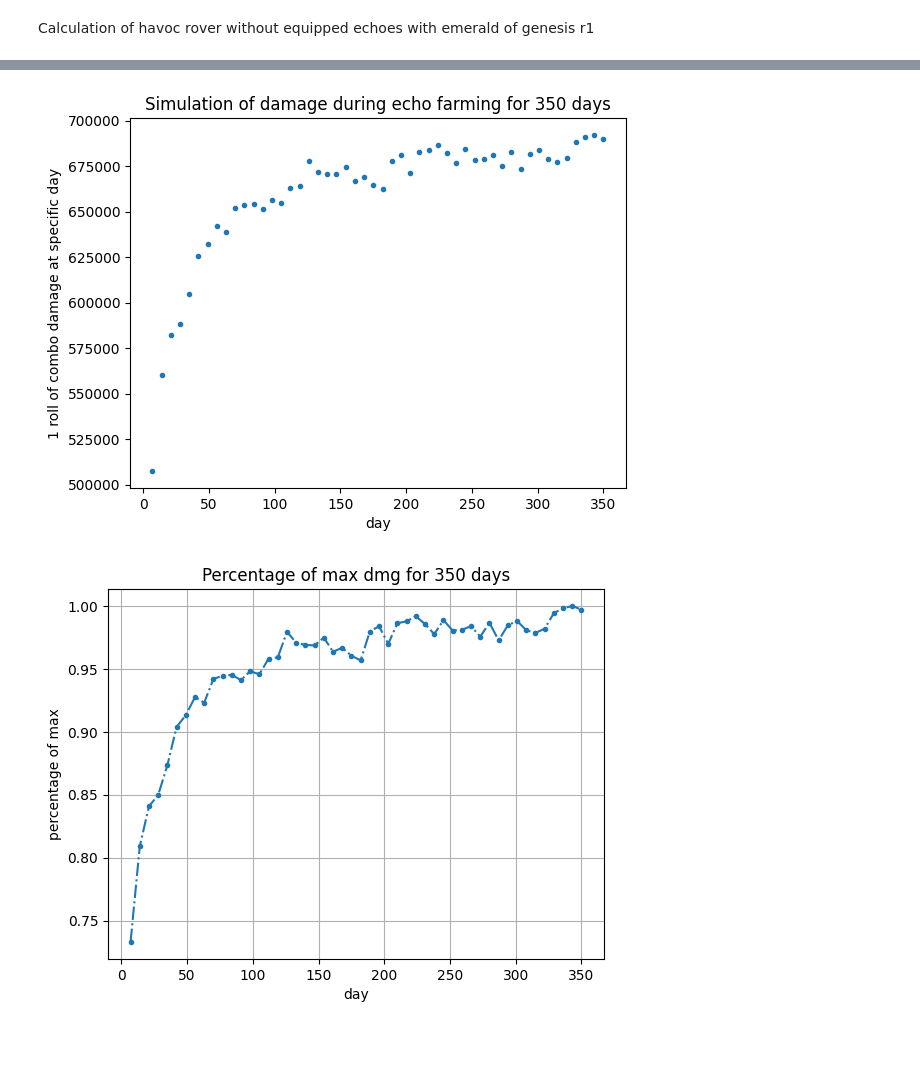
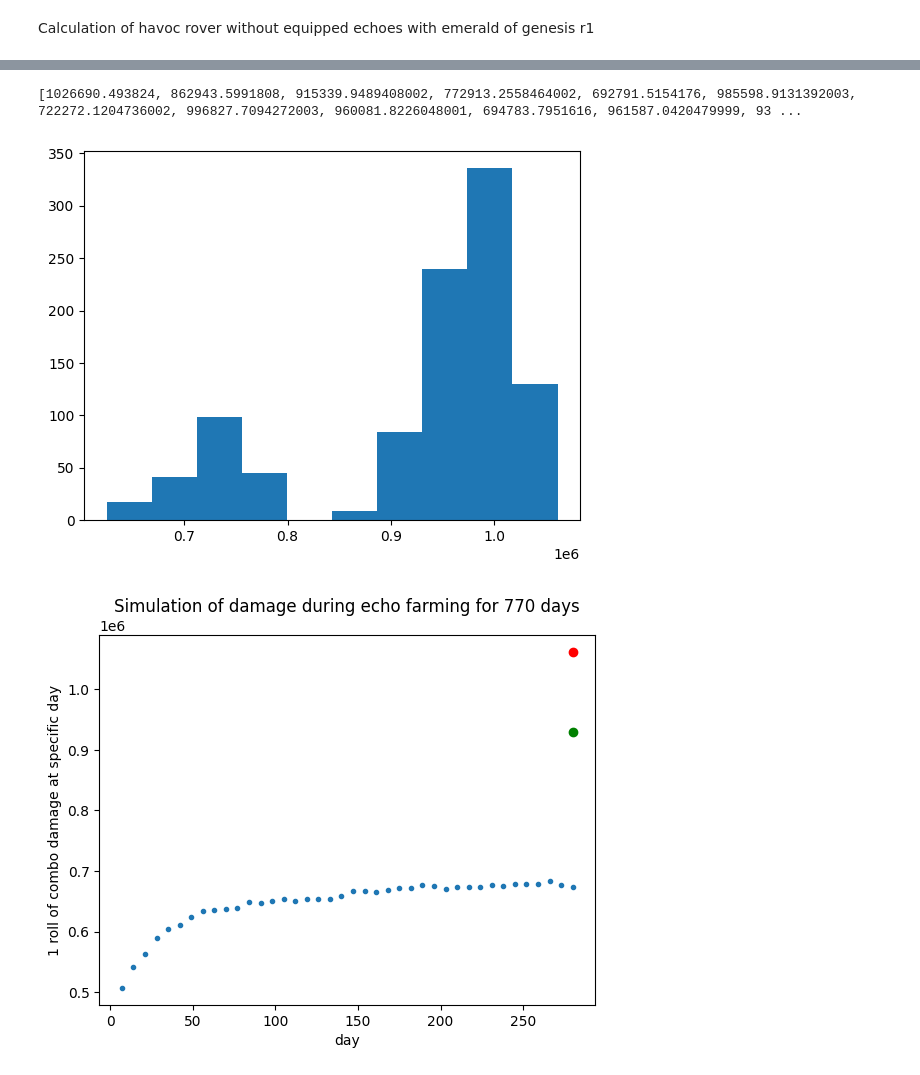
Before and after one commit to Devastator-dev/echoes_public, a Jupyter notebook: calculations_and_graphs.ipynb, the cells around one changed output, grey strips where cells are left out. Saved outputs shown, nothing was run; the diff lists cells and outputs as text; code cells hidden in the pictures; blank space fills up the shorter version.

```diff
--- a/calculations_and_graphs.ipynb
+++ b/calculations_and_graphs.ipynb
@@ -12,7 +12,7 @@ Rover_Havoc._apply_weapon_conditional_bonuses()
 echo_lst=[]
 
 
-n_weeks=50
+n_weeks=40
 list_of_days=np.ones(n_weeks)*7
 print(sum(list_of_days))
 #print(list_of_days)
@@ -20,9 +20,9 @@ damages_through_days=[]
 average_damages_through_days=np.zeros(n_weeks)
 damage_at_day=0
 acc=0
+discarded=[]
 
-
-
+print(np.sum(ech.substats_weights))
 
 for k in range(10):
     Rover_Havoc=ech.Character(ech.set_sse,10825,413,1259,125,5,150,ech.weapon_emerald_of_genesis,'Havoc Rover',ech.main_ha_dmg,0,12,12)
@@ -34,6 +34,8 @@ for k in range(10):
         damage_at_day+=inv.pick_best_echoes(echo_lst,Rover_Havoc,ech.calculate_rover_combo_damage)
         damages_through_days.append(damage_at_day)
         damage_at_day=0
+        discarded+=echo_lst
+        echo_lst=[]
     average_damages_through_days+=np.array(damages_through_days)
     damages_through_days=[]
     print('iter ',k,'done')
@@ -114,15 +91,41 @@ Name:  Havoc Rover
 # %%
+Rover_Havoc=ech.Character(ech.set_sse,10825,413,1259,125,5,150,ech.weapon_emerald_of_genesis,'Havoc Rover',ech.main_ha_dmg,0,12,12)
+Rover_Havoc._apply_weapon_conditional_bonuses()
+damage=[]
+
+Rover_Havoc._total_attack+=(94/100)*Rover_Havoc._base_atk
+Rover_Havoc._total_cd+=149
+Rover_Havoc._total_cr+=52.5
+Rover_Havoc._total_attack+=700
+Rover_Havoc._ult_dmg+=58
+Rover_Havoc._total_elem_dmg=112
+for i in range(1000):
+    damage.append(ech.calculate_rover_combo_damage(Rover_Havoc))
+
+print(damage)
+
+
+fix,ax=plt.subplots()
+ax.hist(damage)
+av_dmg=np.average(damage)
+
+
+
+
 fig,ax=plt.subplots()
 ax.plot(np.cumsum(list_of_days),average_damages_through_days,'.')
-ax.set(title='Simulation of damage during echo farming for 350 days',xlabel='day',ylabel='1 roll of combo damage at specific day')
+ax.plot(280,max(damage),'ro')
+ax.plot(280,av_dmg,'go')
+ax.set(title='Simulation of damage during echo farming for 770 days',xlabel='day',ylabel='1 roll of combo damage at specific day')
 
 
 percentages_of_max=[i/max(average_damages_through_days) for i in average_damages_through_days]
 
 fig,ax=plt.subplots()
 ax.plot(np.cumsum(list_of_days),percentages_of_max,'-.',marker='.')
-ax.set(title='Percentage of max dmg for 350 days',xlabel='day',ylabel='percentage of max')
+ax.set(title='Percentage of max dmg for 770 days',xlabel='day',ylabel='percentage of max')
 ax.grid()
 # %% [output]
+[1026690.493824, 862943.5991808, 915339.9489408002, 772913.2558464002, 692791.5154176, 985598.9131392003, 722272.1204736002, 996827.7094272003, 960081.8226048001, 694783.7951616, 961587.0420479999, 93 ...
-[figure, old version]
+[figure, new version]
-[figure, old version]
+[figure, new version]
```
Also changed, not shown: parts of 4 cells of this notebook, 1 other file.
